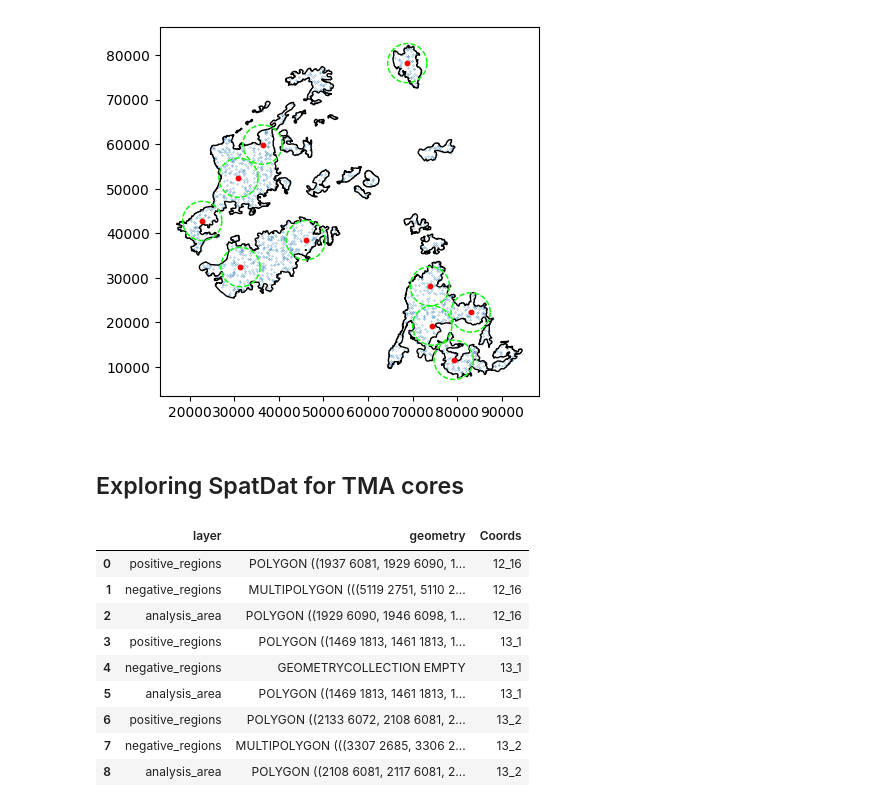
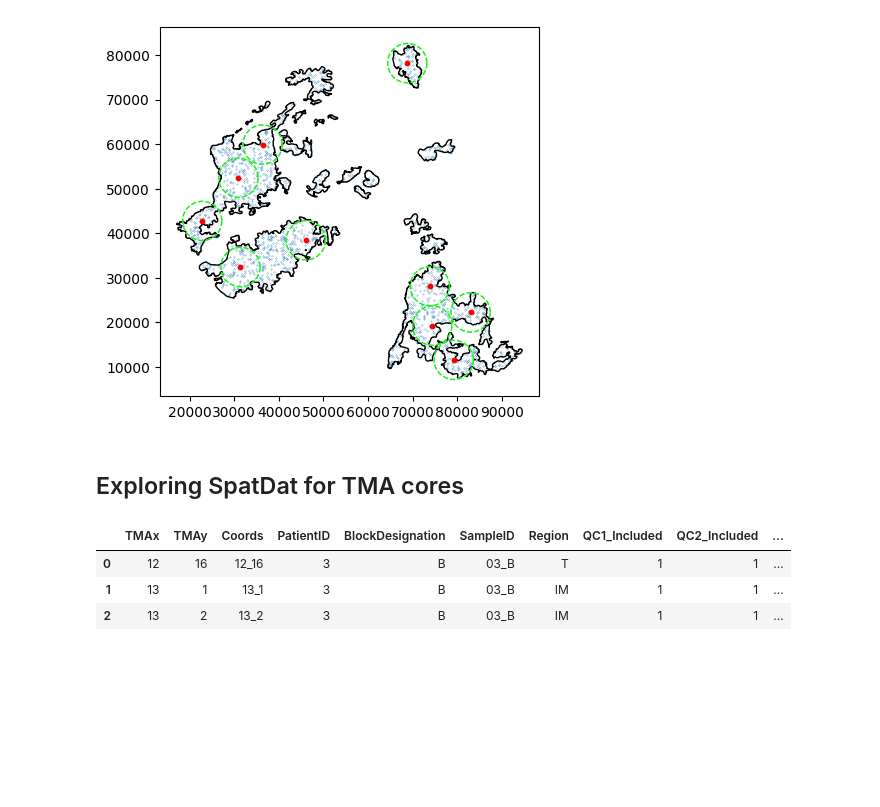
Before and after one commit to M-Fotheringham/Whole-Slide_vs_TMA_Sampling, a Jupyter notebook: src/SimuSamp/scripts/SpatDat_Test.ipynb, the cells around one changed output. Cells and saved outputs as stored; diff of their text form; code cells hidden in the pictures; blank space fills up the shorter version.

```diff
--- a/src/SimuSamp/scripts/SpatDat_Test.ipynb
+++ b/src/SimuSamp/scripts/SpatDat_Test.ipynb
@@ -140,16 +140,10 @@ sampled_cores.iloc[[idx]].plot(ax=plt.gca(), color="None", edgecolor="lime", lin
 # %%
 spatdat = SpatDat(sampleid="03_B", parent_filepath=parent_filepath, tma=True)
 # %%
-spatdat.tma_annotation
+spatdat.core_map
 # %% [output]
-|  | layer | geometry | Coords |
-| 0 | positive_regions | POLYGON ((1937 6081, 1929 6090, 1... | 12_16 |
-| 1 | negative_regions | MULTIPOLYGON (((5119 2751, 5110 2... | 12_16 |
-| 2 | analysis_area | POLYGON ((1929 6090, 1946 6098, 1... | 12_16 |
-| 3 | positive_regions | POLYGON ((1469 1813, 1461 1813, 1... | 13_1 |
-| 4 | negative_regions | GEOMETRYCOLLECTION EMPTY | 13_1 |
-| 5 | analysis_area | POLYGON ((1469 1813, 1461 1813, 1... | 13_1 |
-| 6 | positive_regions | POLYGON ((2133 6072, 2108 6081, 2... | 13_2 |
-| 7 | negative_regions | MULTIPOLYGON (((3307 2685, 3306 2... | 13_2 |
-| 8 | analysis_area | POLYGON ((2108 6081, 2117 6081, 2... | 13_2 |
+|  | TMAx | TMAy | Coords | PatientID | BlockDesignation | SampleID | Region | QC1_Included | QC2_Included | ... |
+| 0 | 12 | 16 | 12_16 | 3 | B | 03_B | T | 1 | 1 | ... |
+| 1 | 13 | 1 | 13_1 | 3 | B | 03_B | IM | 1 | 1 | ... |
+| 2 | 13 | 2 | 13_2 | 3 | B | 03_B | IM | 1 | 1 | ... |
 # %%
```
Also changed, not shown: parts of 2 cells of this notebook, 2 other files.
